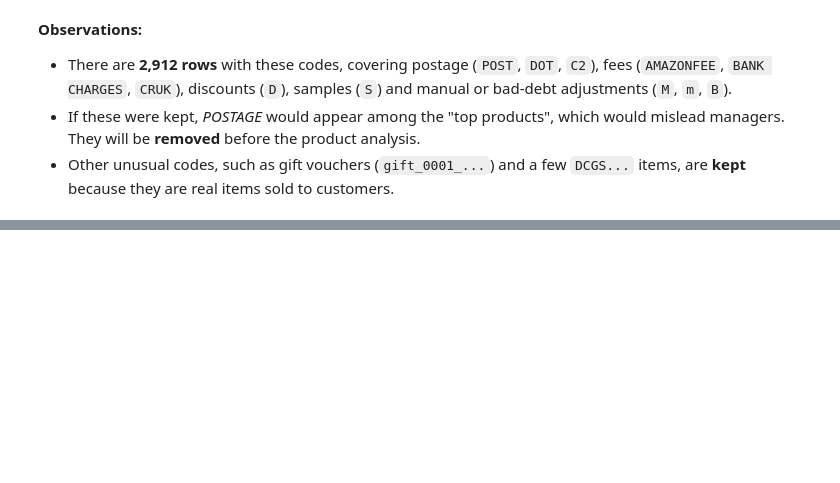
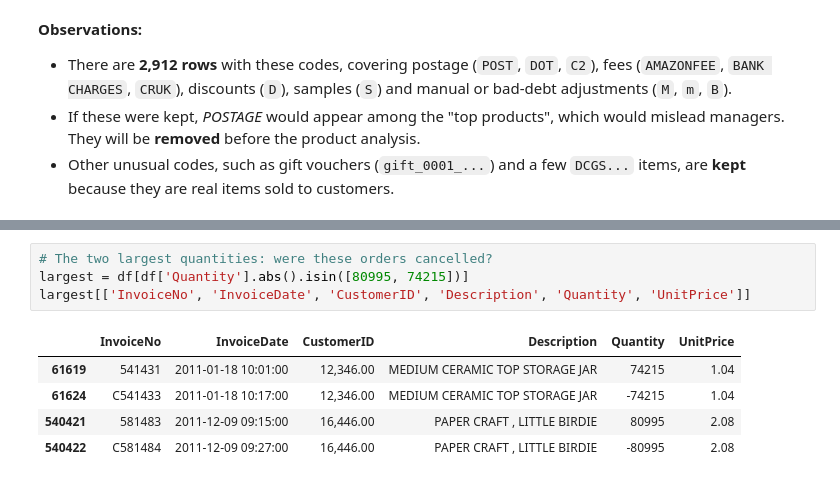
Before and after one commit to Matheus-Castilho/CA2-DV, a Jupyter notebook: CA2-DV.ipynb, the cells around one changed output, grey strips where cells are left out. Drawn from its saved outputs; the diff is of its cells as text; blank space fills up the shorter version.

```diff
--- a/CA2-DV.ipynb
+++ b/CA2-DV.ipynb
@@ -256,0 +298,10 @@ non_product = df[df['StockCode'].isin(non_product_codes)]
+# %%
+# The two largest quantities: were these orders cancelled?
+largest = df[df['Quantity'].abs().isin([80995, 74215])]
+largest[['InvoiceNo', 'InvoiceDate', 'CustomerID', 'Description', 'Quantity', 'UnitPrice']]
+# %% [output]
+|  | InvoiceNo | InvoiceDate | CustomerID | Description | Quantity | UnitPrice |
+| 61619 | 541431 | 2011-01-18 10:01:00 | 12,346.00 | MEDIUM CERAMIC TOP STORAGE JAR | 74215 | 1.04 |
+| 61624 | C541433 | 2011-01-18 10:17:00 | 12,346.00 | MEDIUM CERAMIC TOP STORAGE JAR | -74215 | 1.04 |
+| 540421 | 581483 | 2011-12-09 09:15:00 | 16,446.00 | PAPER CRAFT , LITTLE BIRDIE | 80995 | 2.08 |
+| 540422 | C581484 | 2011-12-09 09:27:00 | 16,446.00 | PAPER CRAFT , LITTLE BIRDIE | -80995 | 2.08 |
```
Also changed, not shown: parts of 6 cells of this notebook.
